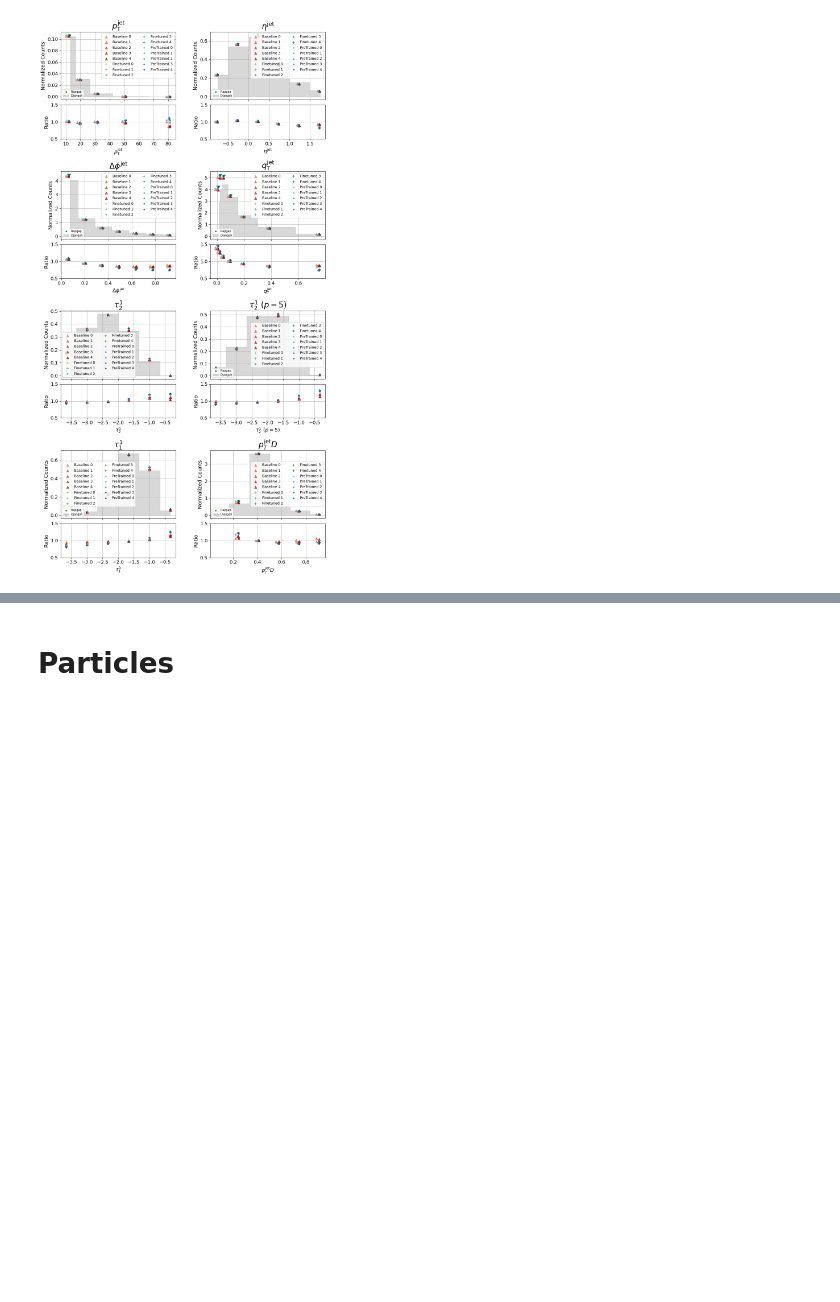
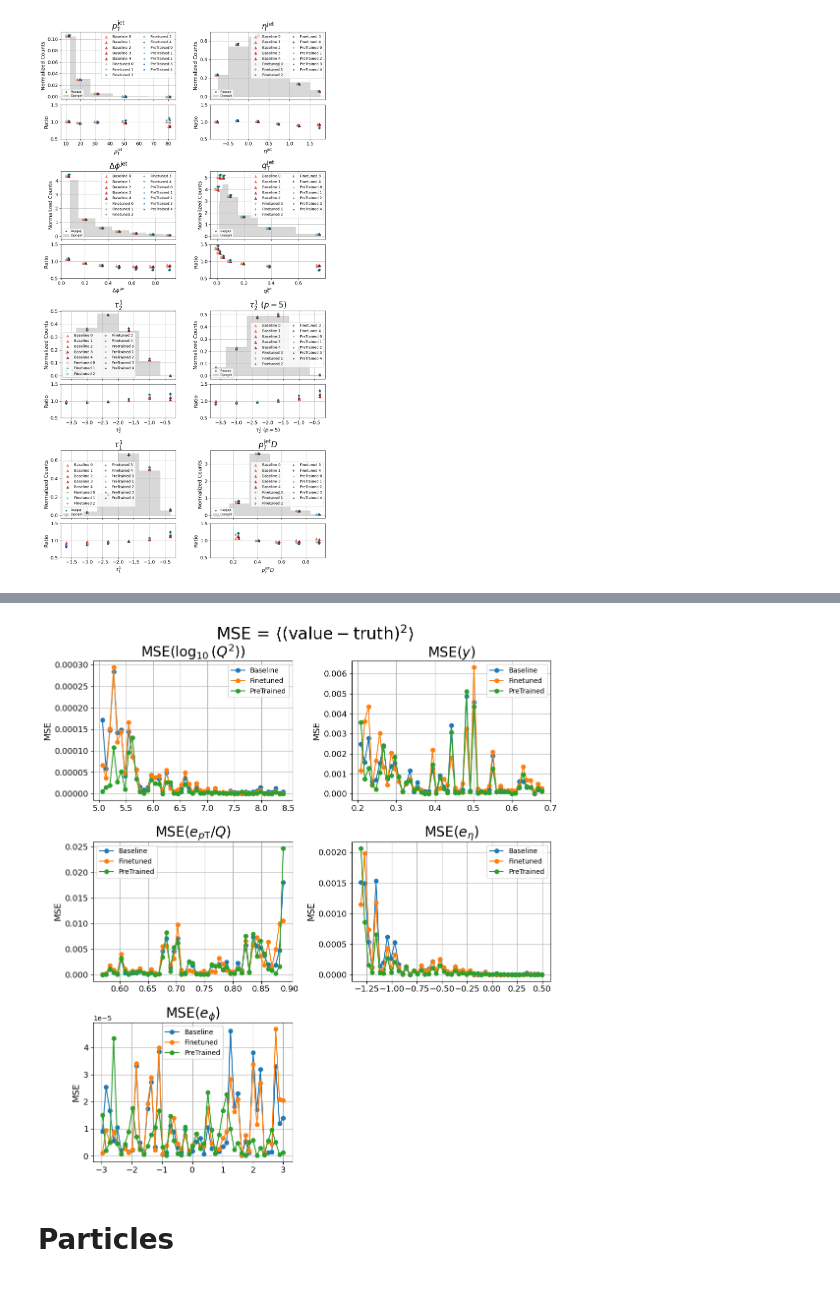
Before and after one commit to ViniciusMikuni/H1Unfold, a Jupyter notebook: plots/Plot_OverlayVersionEnsembles.ipynb, the cells around one changed output, grey strips where cells are left out. Saved outputs shown, nothing was run; the diff lists cells and outputs as text; code cells hidden in the pictures; blank space fills up the shorter version.

```diff
--- a/plots/Plot_OverlayVersionEnsembles.ipynb
+++ b/plots/Plot_OverlayVersionEnsembles.ipynb
@@ -244,6 +233,7 @@ NameError: name 'pretrain_version' is not defined
 # %%
-# plot_stdvs(pretrain_version, 'With Pretrain', scratch_version,'No Pretrain', event_features, event_labels, use_truth=True)
-plot_stdvs(pretrain_version, 'With Pretrain', finetune_version,'With Finetune', scratch_version, 'From Scratch', event_features, event_labels, use_truth=True)
+plot_stdvs(labels, run, event_features, event_labels, use_truth=True)
+# %% [output]
+[figure, added]
 # %% [markdown]
 #
 # Particles
```
Also changed, not shown: parts of 13 cells of this notebook.
